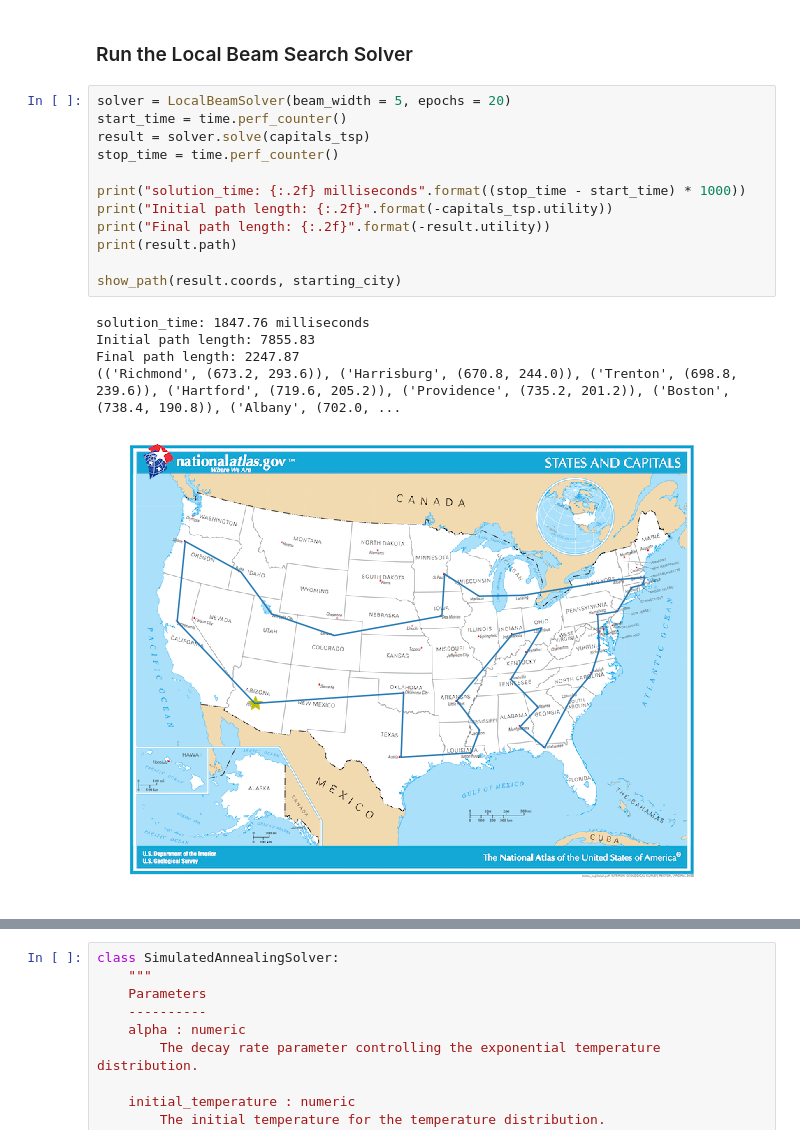
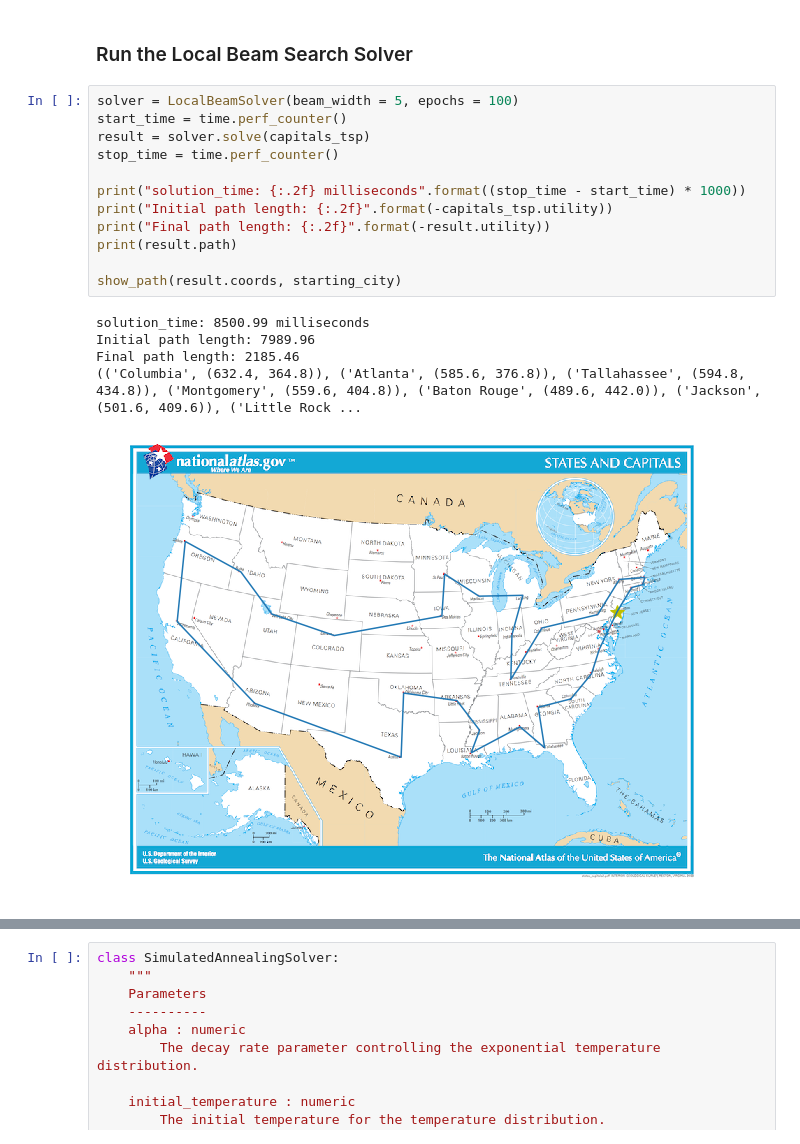
Before and after one commit to rghein/Udacity-Artificial-Intelligence-Nanodegree, a Jupyter notebook: Exercises/3_Local Search/AIND-Local Search.ipynb, the cells around one changed output, grey strips where cells are left out. Drawn from its saved outputs; the diff is of its cells as text.

```diff
--- a/Exercises/3_Local Search/AIND-Local Search.ipynb
+++ b/Exercises/3_Local Search/AIND-Local Search.ipynb
@@ -404,23 +404,23 @@ class LocalBeamSolver:
 # %% [markdown]
 ### Run the Local Beam Search Solver
 # %%
-solver = LocalBeamSolver(beam_width = 5, epochs = 20)
+solver = LocalBeamSolver(beam_width = 5, epochs = 100)
 start_time = time.perf_counter()
 result = solver.solve(capitals_tsp)
 stop_time = time.perf_counter()
 
 print("solution_time: {:.2f} milliseconds".format((stop_time - start_time) * 1000))
 print("Initial path length: {:.2f}".format(-capitals_tsp.utility))
 print("Final path length: {:.2f}".format(-result.utility))
 print(result.path)
 
 show_path(result.coords, starting_city)
 # %% [output]
-solution_time: 1847.76 milliseconds
-Initial path length: 7855.83
-Final path length: 2247.87
-(('Richmond', (673.2, 293.6)), ('Harrisburg', (670.8, 244.0)), ('Trenton', (698.8, 239.6)), ('Hartford', (719.6, 205.2)), ('Providence', (735.2, 201.2)), ('Boston', (738.4, 190.8)), ('Albany', (702.0, ...
+solution_time: 8500.99 milliseconds
+Initial path length: 7989.96
+Final path length: 2185.46
+(('Columbia', (632.4, 364.8)), ('Atlanta', (585.6, 376.8)), ('Tallahassee', (594.8, 434.8)), ('Montgomery', (559.6, 404.8)), ('Baton Rouge', (489.6, 442.0)), ('Jackson', (501.6, 409.6)), ('Little Rock ...
-[figure, old version]
+[figure, new version]
 # %% [markdown]
 ## IV. Simulated Annealing
 Complete the `schedule()` and `solve()` methods of the `SimulatedAnnealingSolver` class below.  Simulated annealing repeatedly generates successors in the neighborhood of the current state and considers moving there according to an acceptance probability distribution parameterized by a cooling schedule.
```
Also changed, not shown: parts of 5 cells of this notebook.
